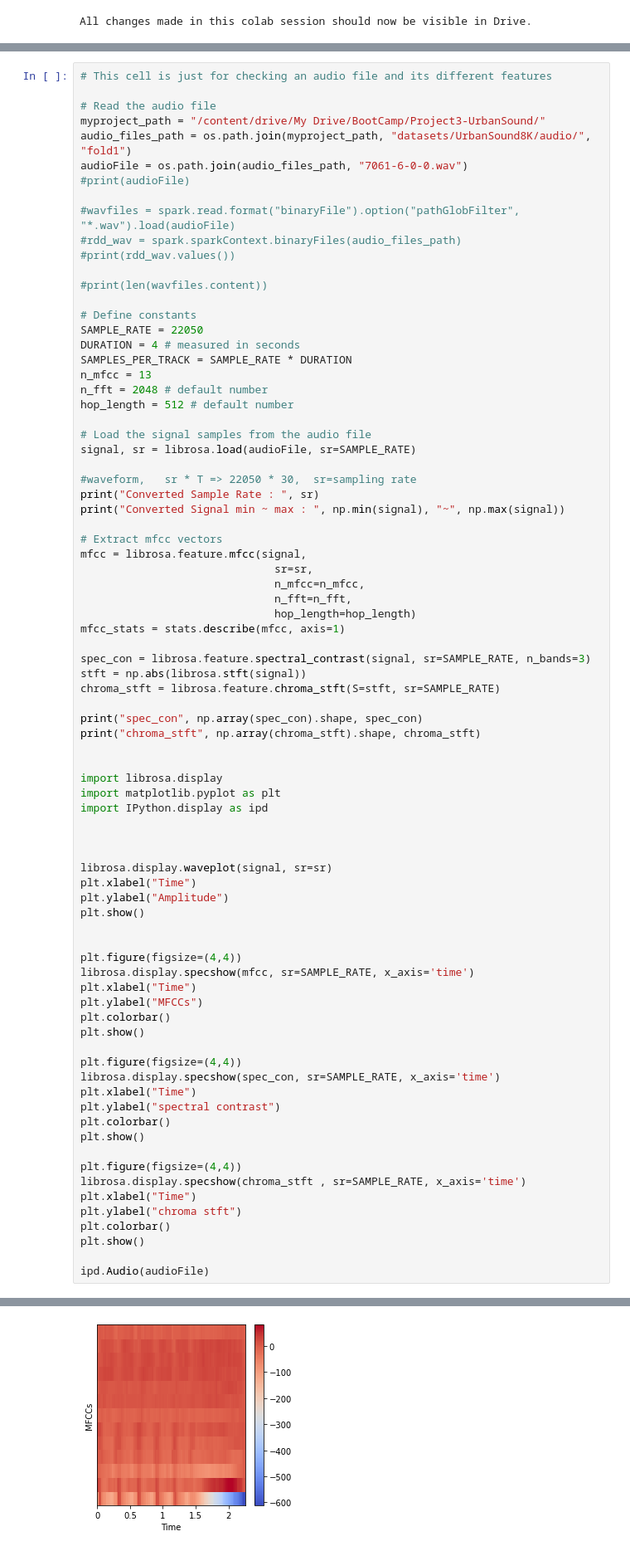
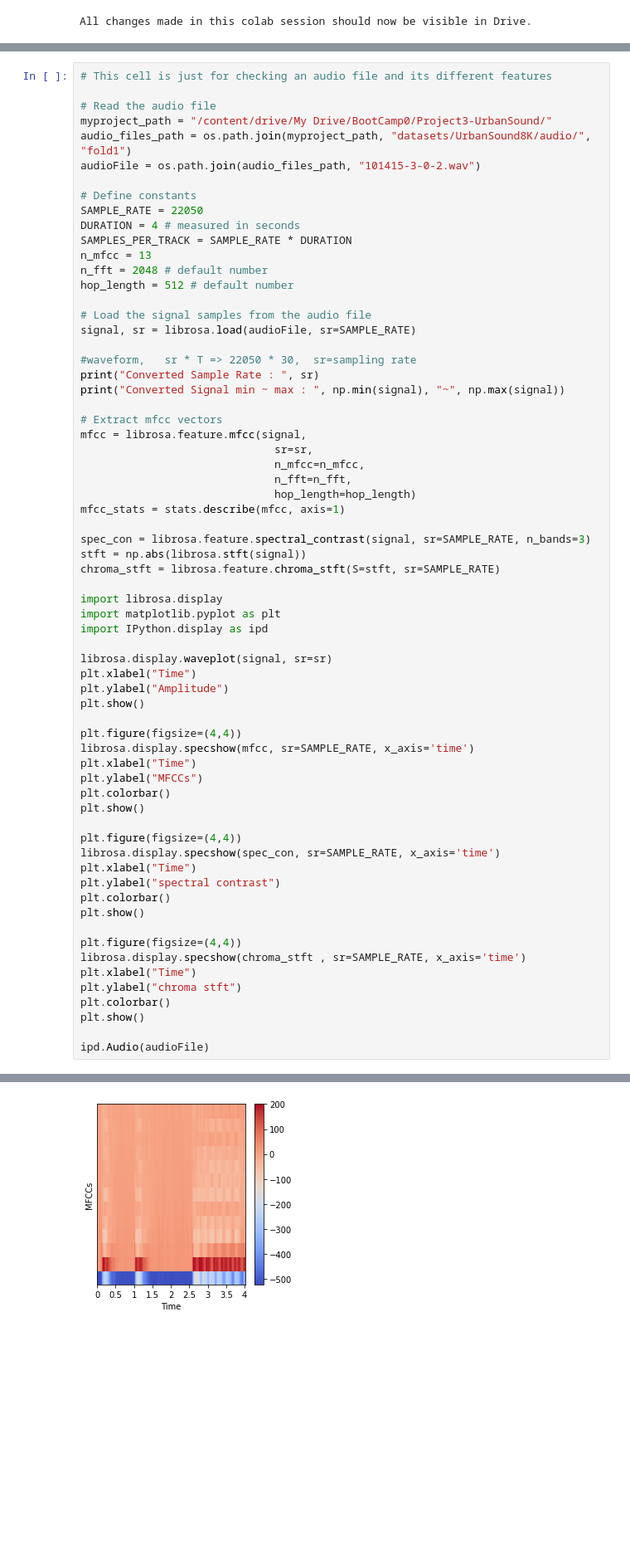
Before and after one commit to ejlee127/UrbanSoundClassification, a Jupyter notebook: Colab Notebooks/Experiment 3/mfcc_data_exp3_4.ipynb, the cells around one changed output, grey strips where cells are left out. Shown at 83% size. Saved outputs shown, nothing was run; the diff lists cells and outputs as text; blank space fills up the shorter version.

```diff
--- a/Colab Notebooks/Experiment 3/mfcc_data_exp3_4.ipynb
+++ b/Colab Notebooks/Experiment 3/mfcc_data_exp3_4.ipynb
@@ -90,16 +222,9 @@ Preprocessing audio data and build MFCCs vectors:
 # This cell is just for checking an audio file and its different features
 
 # Read the audio file
-myproject_path = "/content/drive/My Drive/BootCamp/Project3-UrbanSound/"
+myproject_path = "/content/drive/My Drive/BootCamp0/Project3-UrbanSound/"
 audio_files_path = os.path.join(myproject_path, "datasets/UrbanSound8K/audio/", "fold1")
-audioFile = os.path.join(audio_files_path, "7061-6-0-0.wav")
-#print(audioFile)
-
-#wavfiles = spark.read.format("binaryFile").option("pathGlobFilter", "*.wav").load(audioFile)
-#rdd_wav = spark.sparkContext.binaryFiles(audio_files_path)
-#print(rdd_wav.values())
-
-#print(len(wavfiles.content))
+audioFile = os.path.join(audio_files_path, "101415-3-0-2.wav")
 
 # Define constants
 SAMPLE_RATE = 22050
@@ -128,21 +253,14 @@ spec_con = librosa.feature.spectral_contrast(signal, sr=SAMPLE_RATE, n_bands=3)
 stft = np.abs(librosa.stft(signal))
 chroma_stft = librosa.feature.chroma_stft(S=stft, sr=SAMPLE_RATE)
 
-print("spec_con", np.array(spec_con).shape, spec_con)
-print("chroma_stft", np.array(chroma_stft).shape, chroma_stft)
-
-
 import librosa.display
 import matplotlib.pyplot as plt
 import IPython.display as ipd
-
-
 
 librosa.display.waveplot(signal, sr=sr)
 plt.xlabel("Time")
 plt.ylabel("Amplitude")
 plt.show()
-
 
 plt.figure(figsize=(4,4))
 librosa.display.specshow(mfcc, sr=SAMPLE_RATE, x_axis='time')
@@ -188 +291 @@ spec_con (4, 97) [[11.72595763  6.89138611 10.52787166 19.4683935  16.41023882 1
-[figure, old version]
+[figure, new version]
```
Also changed, not shown: parts of 15 cells of this notebook.
